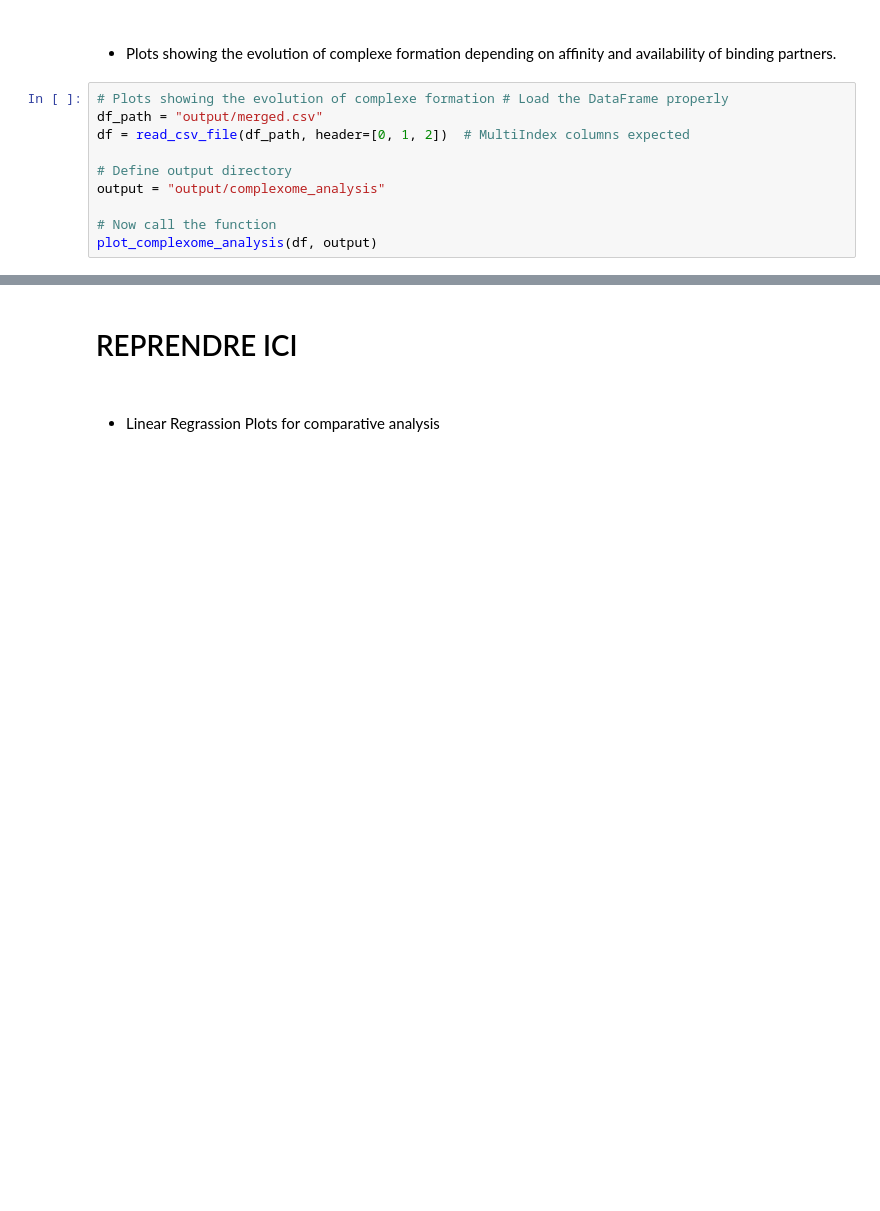
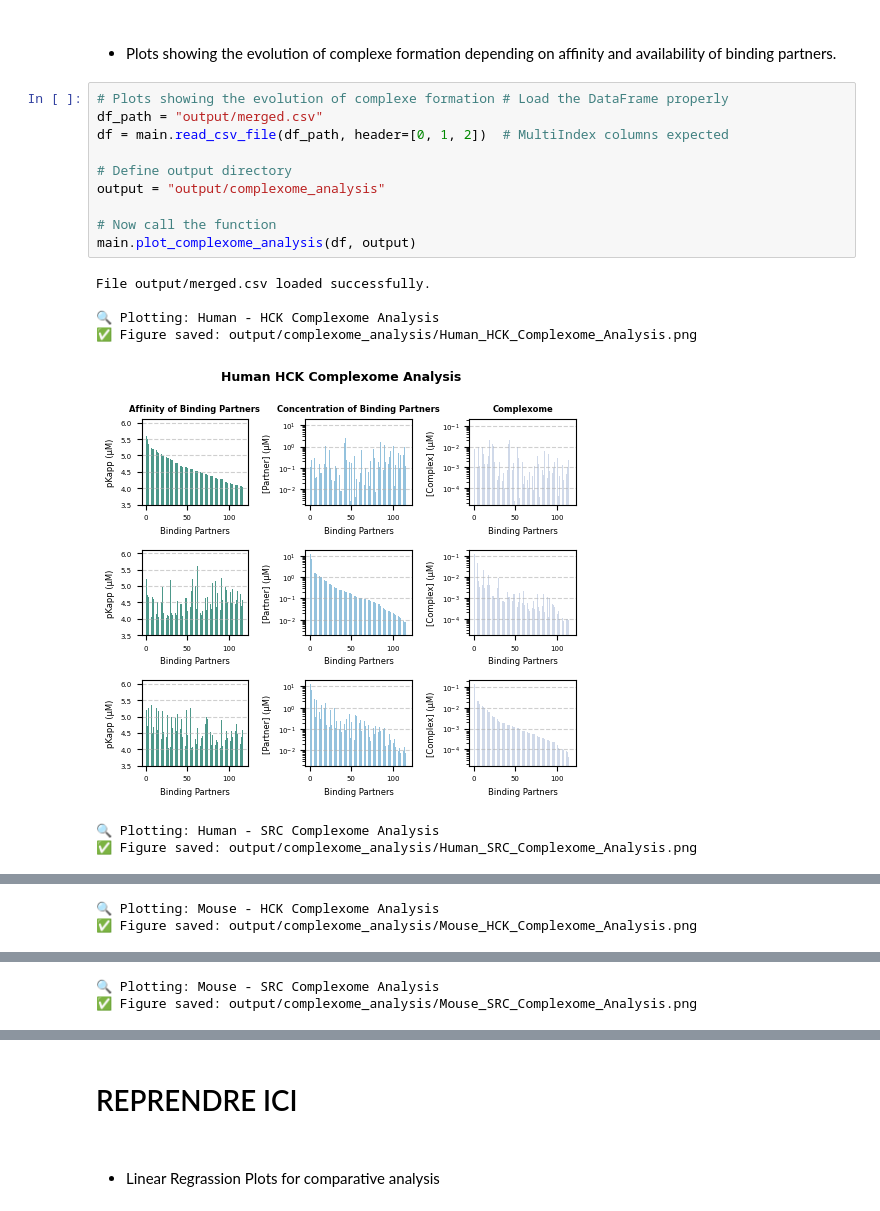
Before and after one commit to mili-abb/Quantitative_Interactomics, a Jupyter notebook: Comparative Analysis/analysis.ipynb, the cells around one changed output, grey strips where cells are left out. Cells and saved outputs as stored; diff of their text form; blank space fills up the shorter version.

```diff
--- a/Comparative Analysis/analysis.ipynb
+++ b/Comparative Analysis/analysis.ipynb
@@ -114,10 +114,18 @@ df = plot_venn_diagram(df, output)
 # %%
 # Plots showing the evolution of complexe formation # Load the DataFrame properly
 df_path = "output/merged.csv"
-df = read_csv_file(df_path, header=[0, 1, 2])  # MultiIndex columns expected
+df = main.read_csv_file(df_path, header=[0, 1, 2])  # MultiIndex columns expected
 
 # Define output directory
 output = "output/complexome_analysis"
 
 # Now call the function
-plot_complexome_analysis(df, output)
+main.plot_complexome_analysis(df, output)
+# %% [output]
+File output/merged.csv loaded successfully.
+
+🔍 Plotting: Human - HCK Complexome Analysis
+✅ Figure saved: output/complexome_analysis/Human_HCK_Complexome_Analysis.png
+[figure, added]
+🔍 Plotting: Human - SRC Complexome Analysis
+✅ Figure saved: output/complexome_analysis/Human_SRC_Complexome_Analysis.png
@@ -123,0 +133,2 @@ plot_complexome_analysis(df, output)
+🔍 Plotting: Mouse - HCK Complexome Analysis
+✅ Figure saved: output/complexome_analysis/Mouse_HCK_Complexome_Analysis.png
@@ -123,0 +136,2 @@ plot_complexome_analysis(df, output)
+🔍 Plotting: Mouse - SRC Complexome Analysis
+✅ Figure saved: output/complexome_analysis/Mouse_SRC_Complexome_Analysis.png
```
Also changed, not shown: parts of 8 cells of this notebook, 4 other files.
